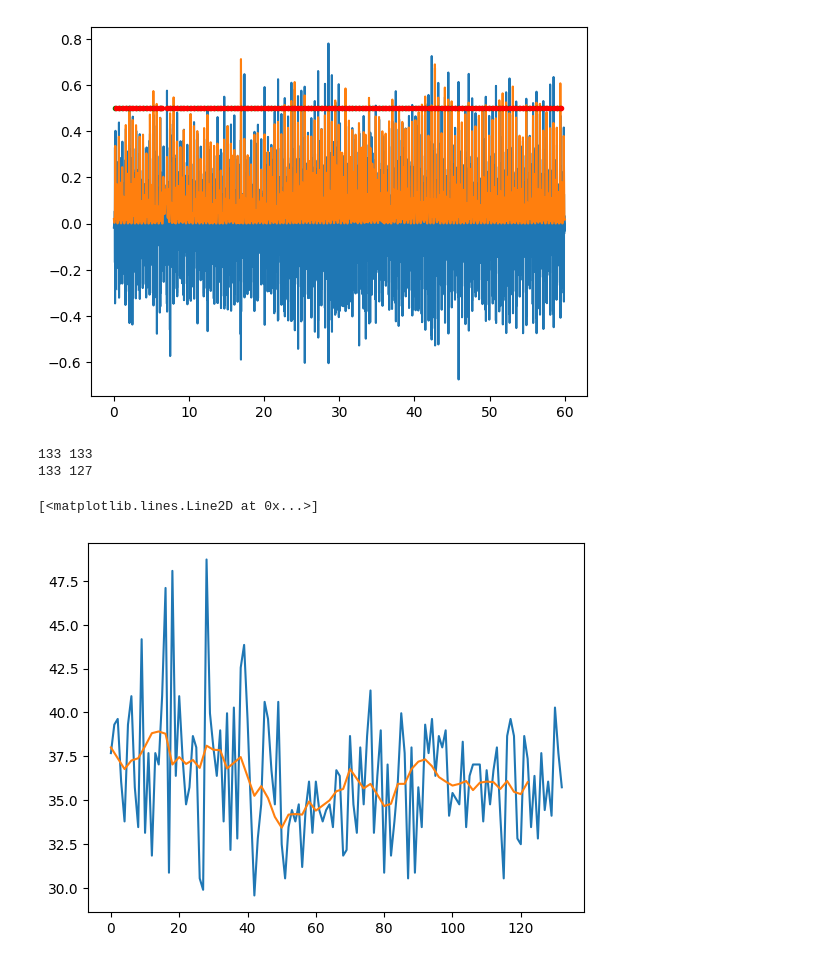
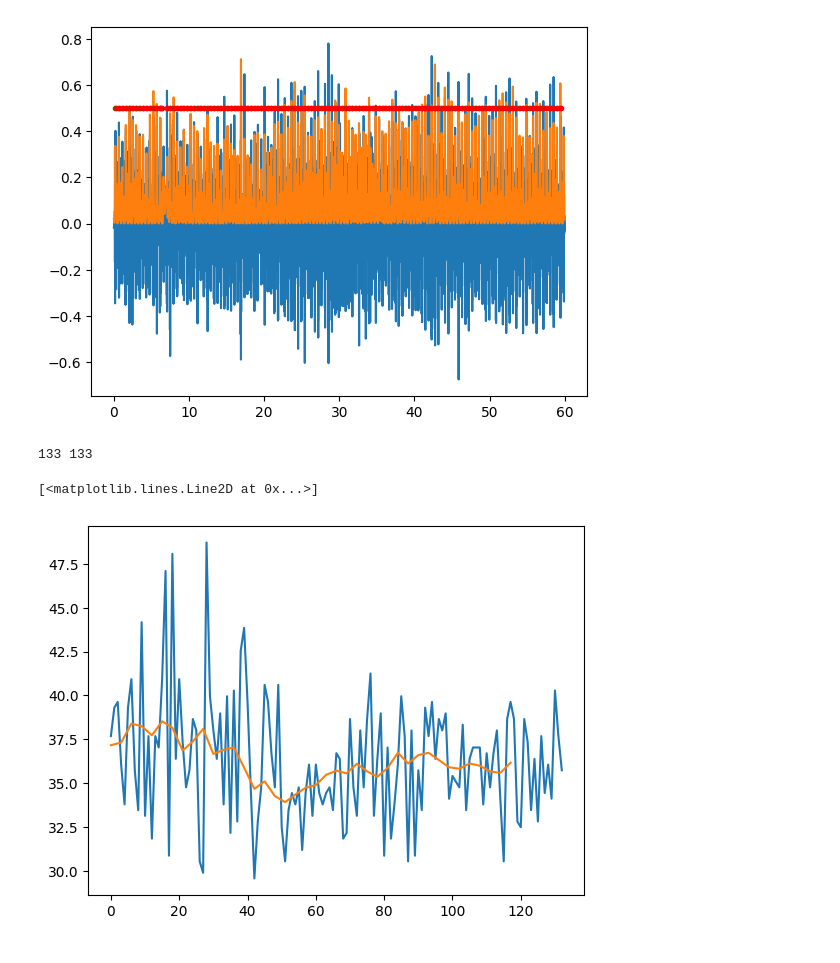
Before and after one commit to mulkr/pyPCG-toolbox, a Jupyter notebook: testing_sandbox.ipynb, the cells around one changed output. Saved outputs shown, nothing was run; the diff lists cells and outputs as text; code cells hidden in the pictures.

Commit message:
Add multidim support for selected stats

```diff
--- a/testing_sandbox.ipynb
+++ b/testing_sandbox.ipynb
@@ -72,27 +72,27 @@ def twin_plot(x1,y1,x2,y2):
 # %%
 import pyPCG.features as ftr
 import pyPCG.stats as stats
 
 print(len(st),len(en))
 test_ftr = ftr.time_delta(st,en,h_bp)
 test_ftr = ftr.ramp_time(st,en,h_bp)
 # ftr.ramp_time(st,en,h_bp,type="exit")
 test_ftr = ftr.zero_cross_rate(st,en,wt_bp)
 # ftr.peak_width(st,en,h_bp,factor=0.8) #convert to ms?
 # ftr.peak_centroid(st,en,h_bp)
 test_ftr,_ = ftr.max_freq(st,en,wt_bp,nfft=1024)
 # ftr.spectral_width(st,en,wt_bp,nfft=1024) #convert to Hz?
-test_ftr,_ = ftr.spectral_centroid(st,en,wt_bp,nfft=1024)
+temp = ftr.spectral_centroid(st,en,wt_bp,nfft=1024)
+test_ftr = np.array(temp)
 
-stats.mean(test_ftr)
-trim = stats.trim_transform(test_ftr,5)
-trim = stats.outlier_remove_transform(test_ftr)
-print(len(test_ftr),len(trim))
-loc, win = stats.window_operator(test_ftr,10,stats.mean,0.8)
-plt.plot(test_ftr)
+m = stats.mean(test_ftr)
+# trim = stats.trim_transform(test_ftr,5)
+# trim = stats.outlier_remove_transform(test_ftr)
+# print(len(test_ftr),len(trim))
+loc, win = stats.window_operator(test_ftr[0,:],15,stats.mean,0.8)
+plt.plot(test_ftr[0,:])
 plt.plot(loc,win)
 # %% [output]
 133 133
-133 127
 [<matplotlib.lines.Line2D at 0x...>]
-[figure, old version]
+[figure, new version]
```
Also changed, not shown: 1 other file.
